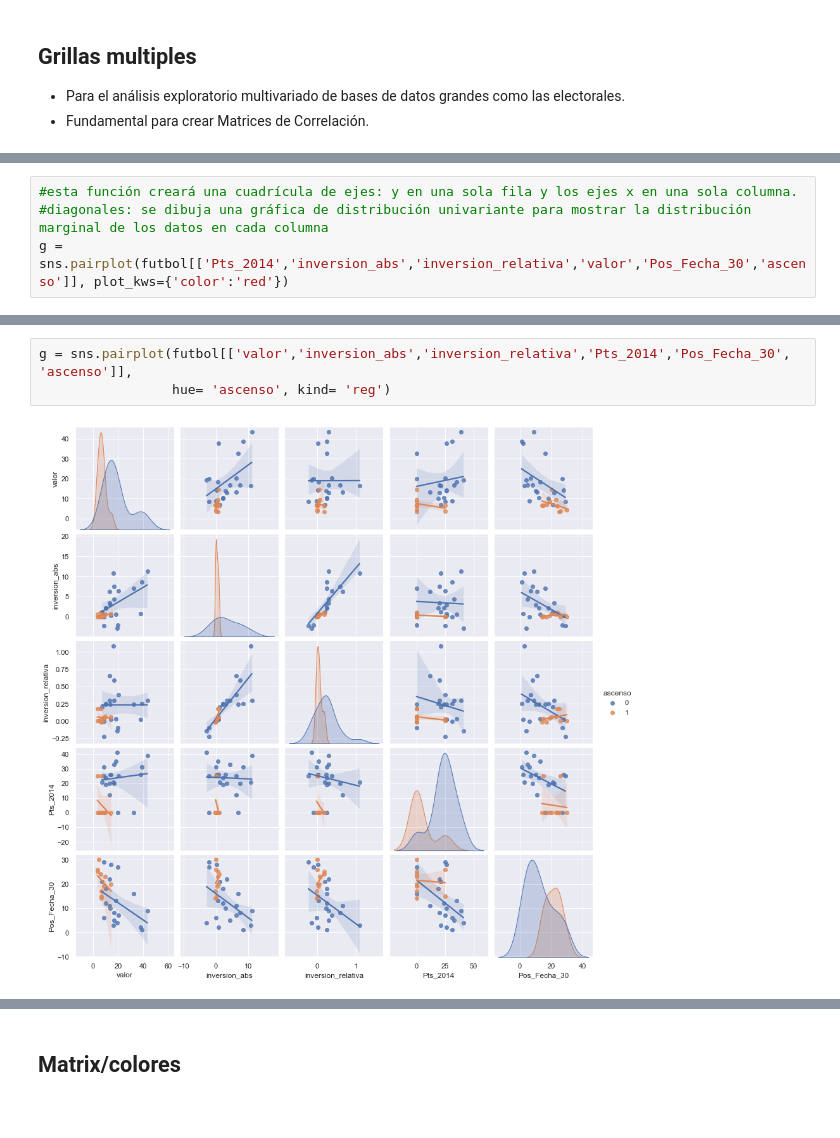
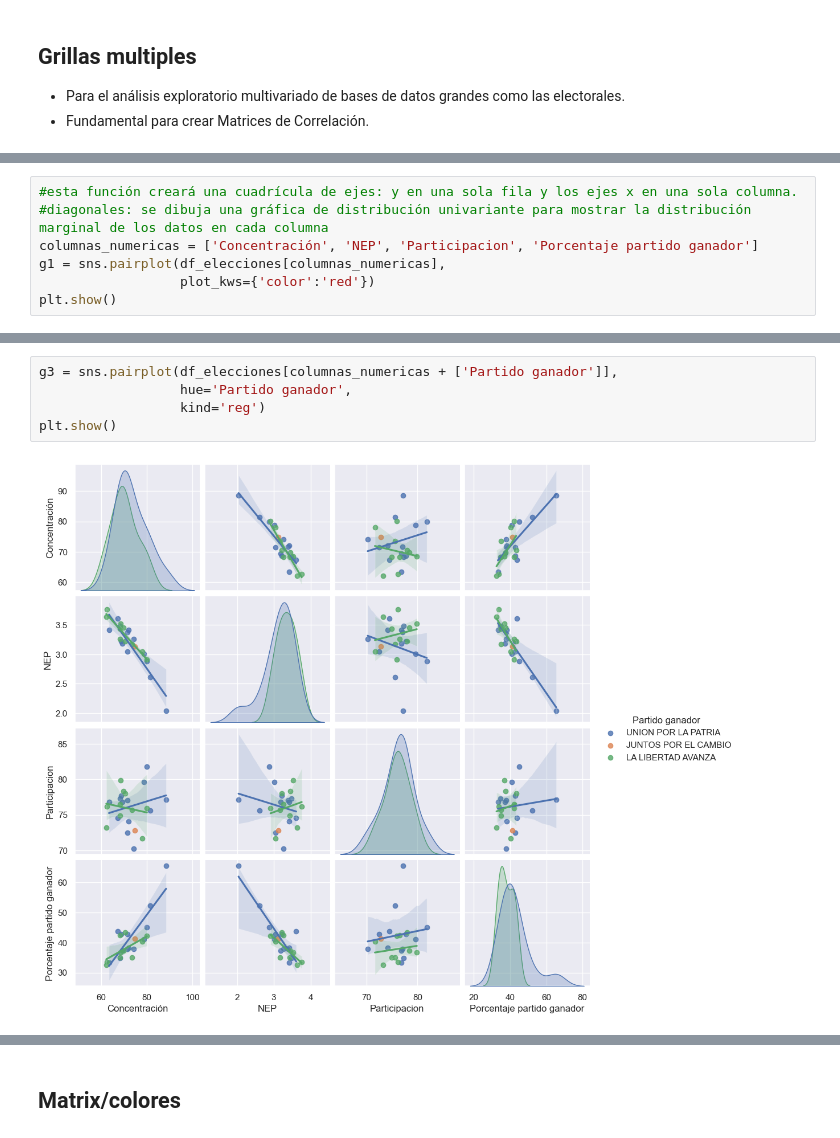
Before and after one commit to fedestarosta/DS, a Jupyter notebook: Clase_08_Visualizacion.ipynb, the cells around one changed output, grey strips where cells are left out. Drawn from its saved outputs; the diff is of its cells as text.

```diff
--- a/Clase_08_Visualizacion.ipynb
+++ b/Clase_08_Visualizacion.ipynb
@@ -488,5 +501,8 @@ futbol.head()
 # %%
 #esta función creará una cuadrícula de ejes: y en una sola fila y los ejes x en una sola columna.
 #diagonales: se dibuja una gráfica de distribución univariante para mostrar la distribución marginal de los datos en cada columna
-g = sns.pairplot(futbol[['Pts_2014','inversion_abs','inversion_relativa','valor','Pos_Fecha_30','ascenso']], plot_kws={'color':'red'})
+columnas_numericas = ['Concentración', 'NEP', 'Participacion', 'Porcentaje partido ganador']
+g1 = sns.pairplot(df_elecciones[columnas_numericas],
+                  plot_kws={'color':'red'})
+plt.show()
 # %% [output]
@@ -498,6 +516,8 @@ g = sns.pairplot(futbol[['valor','inversion_abs','inversion_relativa','Pts_2014'
 # %%
-g = sns.pairplot(futbol[['valor','inversion_abs','inversion_relativa','Pts_2014','Pos_Fecha_30', 'ascenso']],
-                 hue= 'ascenso', kind= 'reg')
+g3 = sns.pairplot(df_elecciones[columnas_numericas + ['Partido ganador']],
+                  hue='Partido ganador',
+                  kind='reg')
+plt.show()
 # %% [output]
-[figure, old version]
+[figure, new version]
 # %%
```
Also changed, not shown: parts of 21 cells of this notebook, 2 other files.
